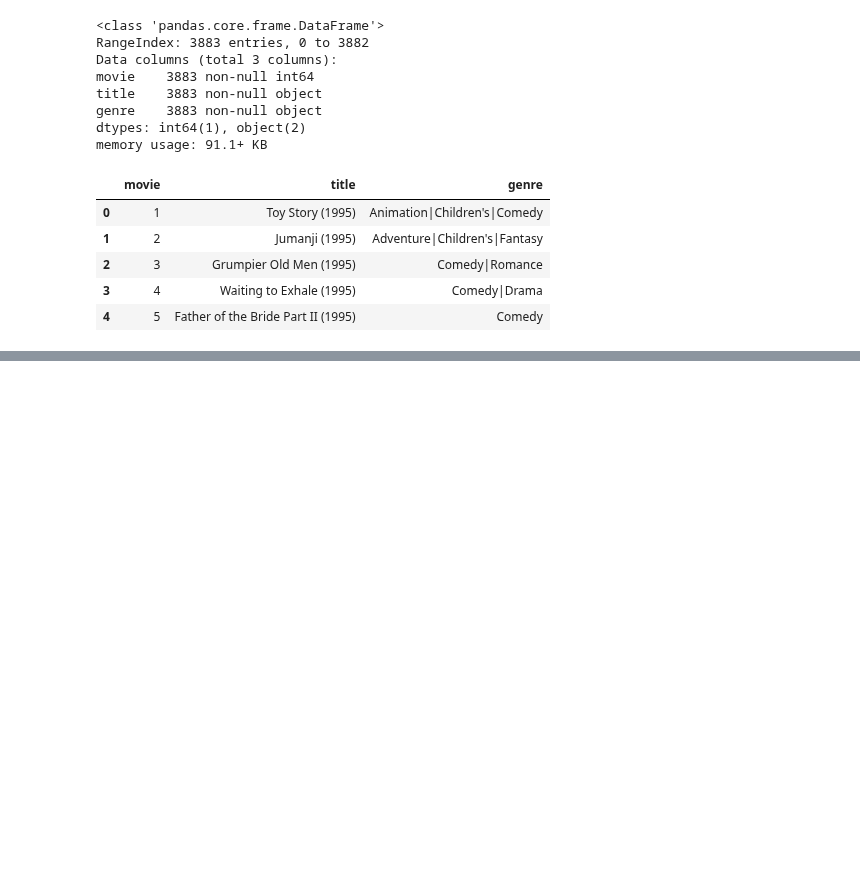
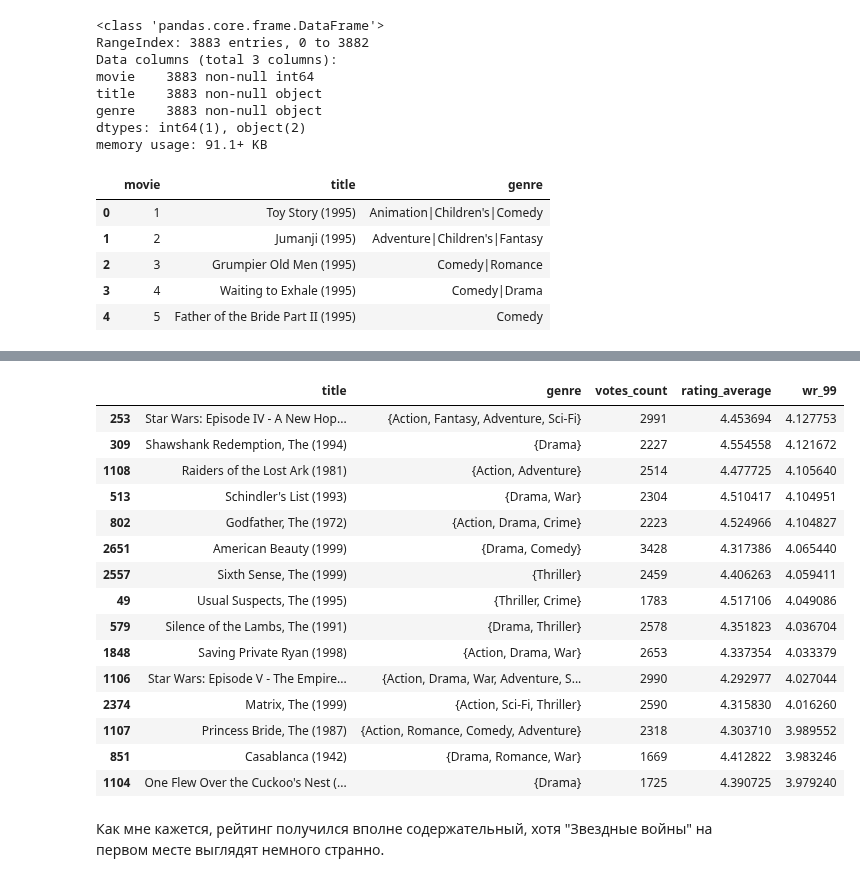
Before and after one commit to AndrewLrrr/otus-big-data, a Jupyter notebook: hw10/movie_lens_recommendation_engine.ipynb, the cells around one changed output, grey strips where cells are left out. Cells and saved outputs as stored; diff of their text form; code cells hidden in the pictures; blank space fills up the shorter version.

```diff
--- a/hw10/movie_lens_recommendation_engine.ipynb
+++ b/hw10/movie_lens_recommendation_engine.ipynb
@@ -121,0 +327,24 @@ dtype: int64
+# %%
+movie_ratings['wr_99'] = movie_ratings.apply(weighted_rating, axis=1)
+# %%
+movie_ratings.sort_values('wr_99', ascending=False)[['title', 'genre', 'votes_count', 'rating_average', 'wr_99']] \
+    .head(15)
+# %% [output]
+|  | title | genre | votes_count | rating_average | wr_99 |
+| 253 | Star Wars: Episode IV - A New Hop... | {Action, Fantasy, Adventure, Sci-Fi} | 2991 | 4.453694 | 4.127753 |
+| 309 | Shawshank Redemption, The (1994) | {Drama} | 2227 | 4.554558 | 4.121672 |
+| 1108 | Raiders of the Lost Ark (1981) | {Action, Adventure} | 2514 | 4.477725 | 4.105640 |
+| 513 | Schindler's List (1993) | {Drama, War} | 2304 | 4.510417 | 4.104951 |
+| 802 | Godfather, The (1972) | {Action, Drama, Crime} | 2223 | 4.524966 | 4.104827 |
+| 2651 | American Beauty (1999) | {Drama, Comedy} | 3428 | 4.317386 | 4.065440 |
+| 2557 | Sixth Sense, The (1999) | {Thriller} | 2459 | 4.406263 | 4.059411 |
+| 49 | Usual Suspects, The (1995) | {Thriller, Crime} | 1783 | 4.517106 | 4.049086 |
+| 579 | Silence of the Lambs, The (1991) | {Drama, Thriller} | 2578 | 4.351823 | 4.036704 |
+| 1848 | Saving Private Ryan (1998) | {Action, Drama, War} | 2653 | 4.337354 | 4.033379 |
+| 1106 | Star Wars: Episode V - The Empire... | {Action, Drama, War, Adventure, S... | 2990 | 4.292977 | 4.027044 |
+| 2374 | Matrix, The (1999) | {Action, Sci-Fi, Thriller} | 2590 | 4.315830 | 4.016260 |
+| 1107 | Princess Bride, The (1987) | {Action, Romance, Comedy, Adventure} | 2318 | 4.303710 | 3.989552 |
+| 851 | Casablanca (1942) | {Drama, Romance, War} | 1669 | 4.412822 | 3.983246 |
+| 1104 | One Flew Over the Cuckoo's Nest (... | {Drama} | 1725 | 4.390725 | 3.979240 |
+# %% [markdown]
+Как мне кажется, рейтинг получился вполне содержательный, хотя "Звездные войны" на первом месте выглядят немного странно.
```
Also changed, not shown: parts of 56 cells of this notebook.
